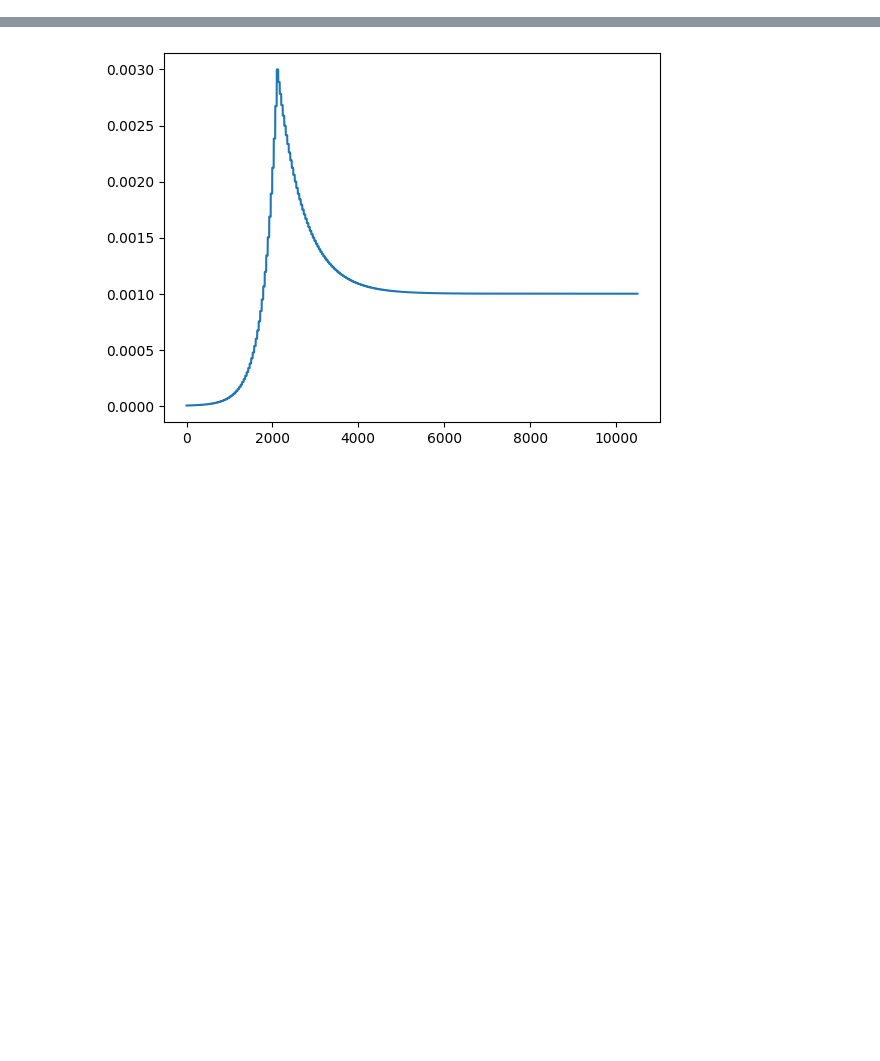
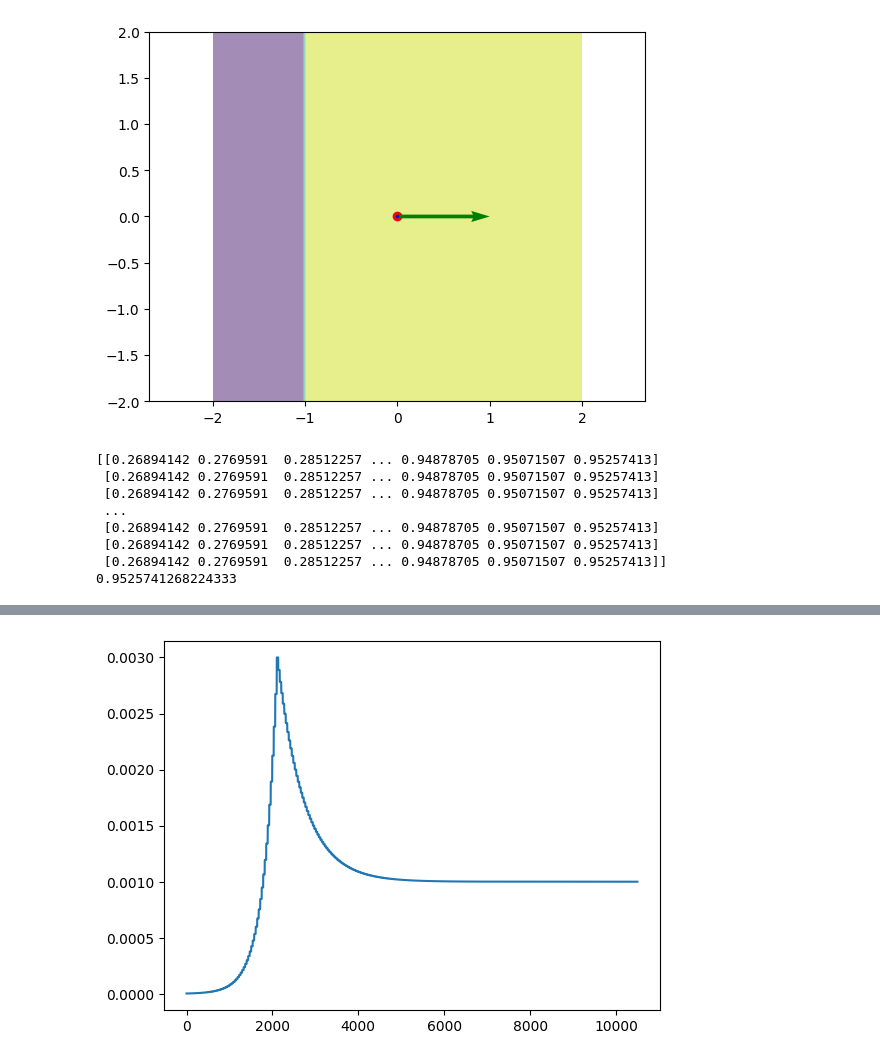
Before and after one commit to binDebug3/FoldAndCutNetworks, a Jupyter notebook: sam_test.ipynb, the cells around one changed output, grey strips where cells are left out. Saved outputs shown, nothing was run; the diff lists cells and outputs as text; code cells hidden in the pictures; blank space fills up the shorter version.

```diff
--- a/sam_test.ipynb
+++ b/sam_test.ipynb
@@ -15,6 +15,52 @@ from sklearn.metrics import confusion_matrix
 import matplotlib.animation as animation
 from matplotlib.animation import FuncAnimation
 from sklearn.datasets import load_digits
+# %%
+# make a random matrix of integers
+cut = np.array([[1,0],[0,0]])
+b = np.array([1,0])
+
+size = 3
+xmin = -size
+xmax = size
+ymin = -size
+ymax = size
+# make a grid for a decision boundary
+x = np.linspace(-2, 2, 100)
+y = np.linspace(-2, 2, 100)
+X, Y = np.meshgrid(x, y)
+
+# make a grid for a decision boundary
+Z = np.zeros(X.shape)
+for i in range(X.shape[0]):
+    for j in range(X.shape[1]):
+        vector = np.array([X[i,j], Y[i,j]])
+        vals = np.exp(cut @ vector + b)
+        final = vals[0] / np.sum(vals)
+        Z[i,j] = final
+
+# plot the decision boundary
+Z_mask = Z > 0.5
+Z_mask = Z_mask.astype(int)
+plt.contourf(X, Y, Z_mask, alpha=0.5)
+plt.scatter(0, 0, color='red')
+plt.axis('equal')
+# plot the vectors of cut
+plt.quiver(0, 0, cut[0,0], cut[0,1], angles='xy', scale_units='xy', scale=1, color='green')
+plt.quiver(0, 0, cut[1,0], cut[1,1], angles='xy', scale_units='xy', scale=1, color='blue')
+plt.show()
+print(Z)
+print(np.max(Z))
+# %% [output]
+[figure, added]
+[[0.26894142 0.2769591  0.28512257 ... 0.94878705 0.95071507 0.95257413]
+ [0.26894142 0.2769591  0.28512257 ... 0.94878705 0.95071507 0.95257413]
+ [0.26894142 0.2769591  0.28512257 ... 0.94878705 0.95071507 0.95257413]
+ ...
+ [0.26894142 0.2769591  0.28512257 ... 0.94878705 0.95071507 0.95257413]
+ [0.26894142 0.2769591  0.28512257 ... 0.94878705 0.95071507 0.95257413]
+ [0.26894142 0.2769591  0.28512257 ... 0.94878705 0.95071507 0.95257413]]
+0.9525741268224333
 # %%
 # import small digits dataset
 
```
Also changed, not shown: parts of 1 cell of this notebook.
